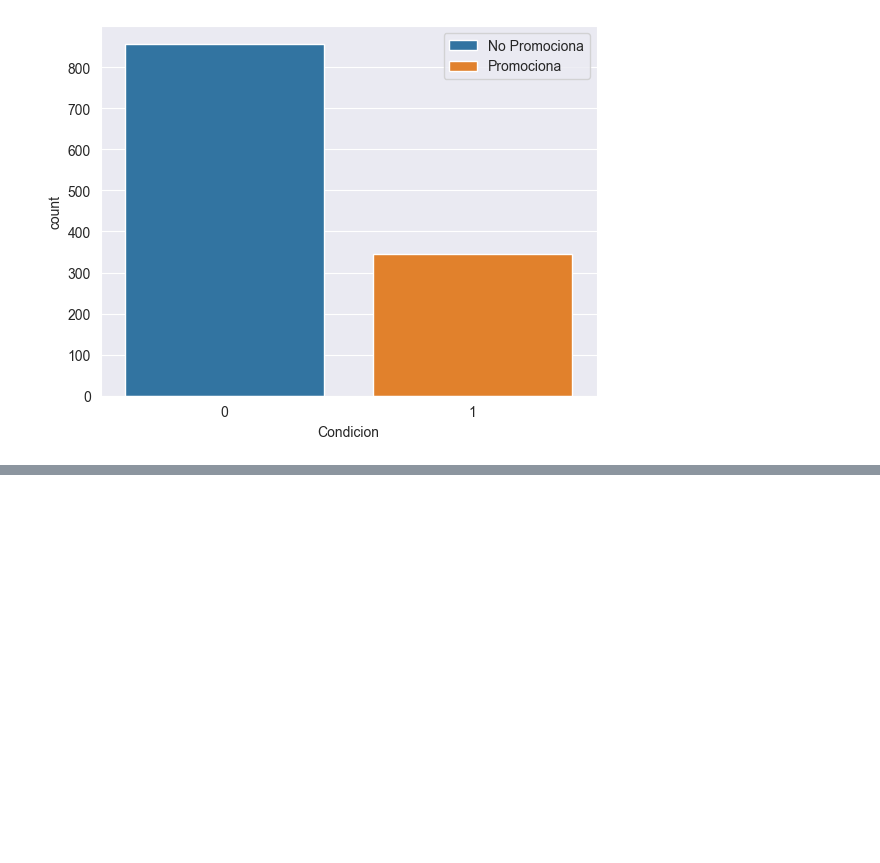
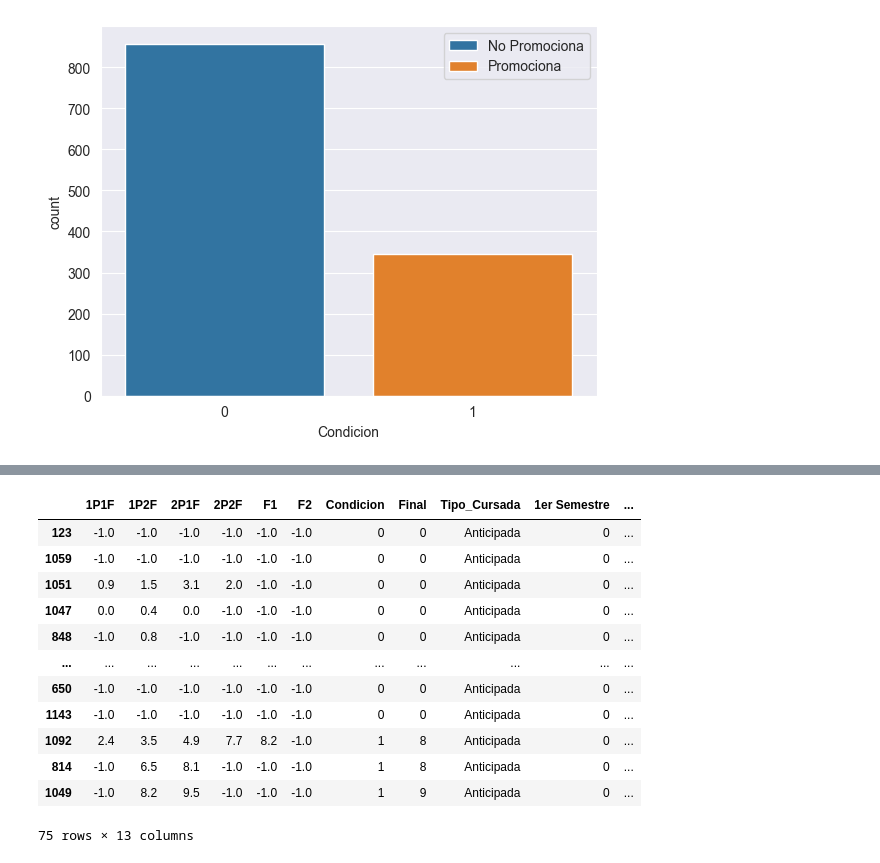
Before and after one commit to juanjogervasio/Intro-courses-analysis, a Jupyter notebook: notebooks/Predictivos.ipynb, the cells around one changed output, grey strips where cells are left out. Saved outputs shown, nothing was run; the diff lists cells and outputs as text; code cells hidden in the pictures; blank space fills up the shorter version.

```diff
--- a/notebooks/Predictivos.ipynb
+++ b/notebooks/Predictivos.ipynb
@@ -268,0 +279,6 @@ filtered
+# %%
+# Train set: utilizo el 85% de la cursada con menos datos y obtengo esa cantidad por cada cursada
+n_train = int(0.85*min_cursada)
+train_set = filtered.groupby("Tipo_Cursada", observed=True).sample(n=n_train, random_state=10)
+# Test set: el resto del dataset
+test_set = filtered.drop(labels=train_set.index, axis=0)
@@ -268,0 +309,17 @@ filtered
+# %%
+# Preparo los training features : 1P
+features = ["1P1F", "1P2F"]
+
+X_train = train_set[features].values
+y_train = train_set["Condicion"].values
+# Preparo los test features y target
+X_test = test_set[features].values
+y_test = test_set["Condicion"].values
+# %%
+# Entreno el modelo: Logistic Regression
+from sklearn.linear_model import LogisticRegression
+log_reg = LogisticRegression()
+# Fit model
+log_reg.fit(X_train, y_train)
+# Predictions
+y_pred = log_reg.predict(X_test)
@@ -268,0 +354,18 @@ filtered
+# %%
+test_set["Proba"] = log_reg.predict_proba(X_test)[:,-1]
+# %%
+test_set.loc[(test_set["Tipo_Cursada"]=="Anticipada")&(test_set["Proba"]<0.5)].sort_values(by="Condicion")
+# %% [output]
+|  | 1P1F | 1P2F | 2P1F | 2P2F | F1 | F2 | Condicion | Final | Tipo_Cursada | 1er Semestre | ... |
+| 123 | -1.0 | -1.0 | -1.0 | -1.0 | -1.0 | -1.0 | 0 | 0 | Anticipada | 0 | ... |
+| 1059 | -1.0 | -1.0 | -1.0 | -1.0 | -1.0 | -1.0 | 0 | 0 | Anticipada | 0 | ... |
+| 1051 | 0.9 | 1.5 | 3.1 | 2.0 | -1.0 | -1.0 | 0 | 0 | Anticipada | 0 | ... |
+| 1047 | 0.0 | 0.4 | 0.0 | -1.0 | -1.0 | -1.0 | 0 | 0 | Anticipada | 0 | ... |
+| 848 | -1.0 | 0.8 | -1.0 | -1.0 | -1.0 | -1.0 | 0 | 0 | Anticipada | 0 | ... |
+| ... | ... | ... | ... | ... | ... | ... | ... | ... | ... | ... | ... |
+| 650 | -1.0 | -1.0 | -1.0 | -1.0 | -1.0 | -1.0 | 0 | 0 | Anticipada | 0 | ... |
+| 1143 | -1.0 | -1.0 | -1.0 | -1.0 | -1.0 | -1.0 | 0 | 0 | Anticipada | 0 | ... |
+| 1092 | 2.4 | 3.5 | 4.9 | 7.7 | 8.2 | -1.0 | 1 | 8 | Anticipada | 0 | ... |
+| 814 | -1.0 | 6.5 | 8.1 | -1.0 | -1.0 | -1.0 | 1 | 8 | Anticipada | 0 | ... |
+| 1049 | -1.0 | 8.2 | 9.5 | -1.0 | -1.0 | -1.0 | 1 | 9 | Anticipada | 0 | ... |
+75 rows × 13 columns
```
Also changed, not shown: parts of 17 cells of this notebook.
